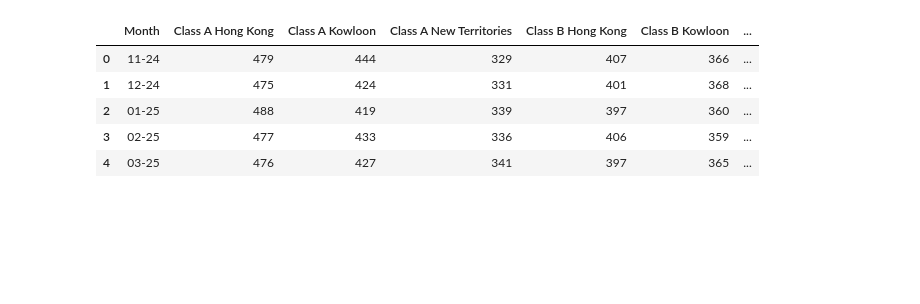
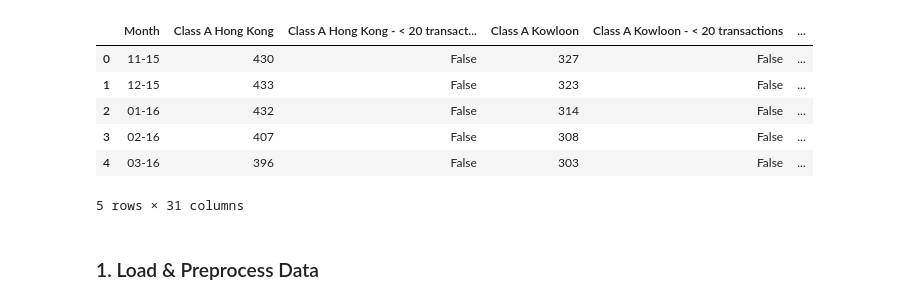
Before and after one commit to katherinewan/hk_privatedomestic, a Jupyter notebook: src/data_visualization.ipynb, the cells around one changed output. Drawn from its saved outputs; the diff is of its cells as text; code cells hidden in the pictures; blank space fills up the shorter version.

```diff
--- a/src/data_visualization.ipynb
+++ b/src/data_visualization.ipynb
@@ -5,12 +11,15 @@ import seaborn as sns
 # %%
 # read cleaned data
-db = pd.read_csv('../data/cleaned/avg_rent_month_cleaned.csv')
+df = pd.read_csv('../data/cleaned/avg_rent_month_cleaned.csv')
 # %%
-db.head()
+df.head()
 # %% [output]
-|  | Month | Class A Hong Kong | Class A Kowloon | Class A New Territories | Class B Hong Kong | Class B Kowloon | ... |
-| 0 | 11-24 | 479 | 444 | 329 | 407 | 366 | ... |
-| 1 | 12-24 | 475 | 424 | 331 | 401 | 368 | ... |
-| 2 | 01-25 | 488 | 419 | 339 | 397 | 360 | ... |
-| 3 | 02-25 | 477 | 433 | 336 | 406 | 359 | ... |
-| 4 | 03-25 | 476 | 427 | 341 | 397 | 365 | ... |
+|  | Month | Class A Hong Kong | Class A Hong Kong - < 20 transact... | Class A Kowloon | Class A Kowloon - < 20 transactions | ... |
+| 0 | 11-15 | 430 | False | 327 | False | ... |
+| 1 | 12-15 | 433 | False | 323 | False | ... |
+| 2 | 01-16 | 432 | False | 314 | False | ... |
+| 3 | 02-16 | 407 | False | 308 | False | ... |
+| 4 | 03-16 | 396 | False | 303 | False | ... |
+5 rows × 31 columns
+# %% [markdown]
+### 1. Load & Preprocess Data
```
Also changed, not shown: parts of 14 cells of this notebook, 3 other files.
